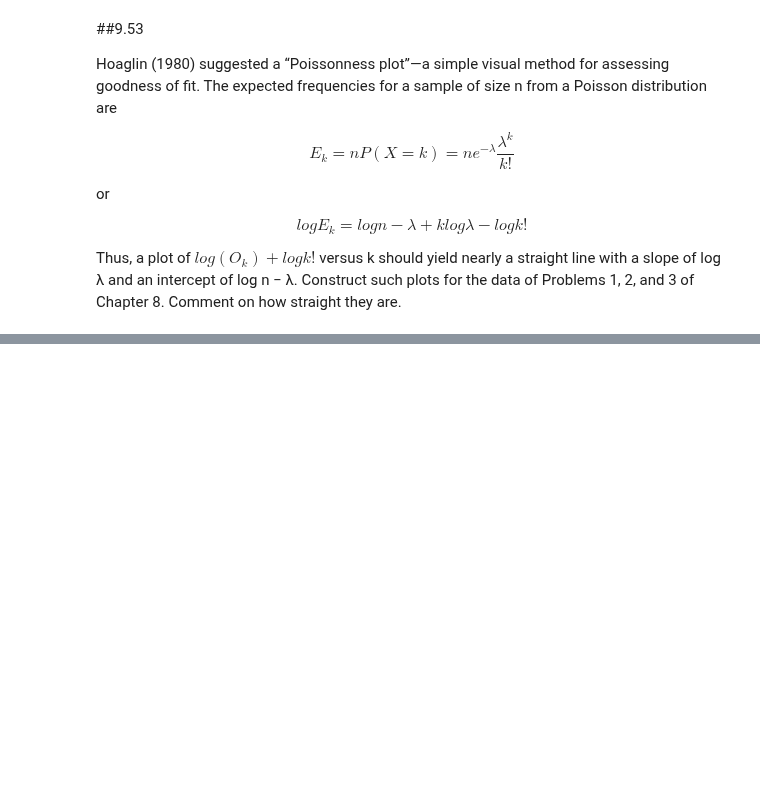
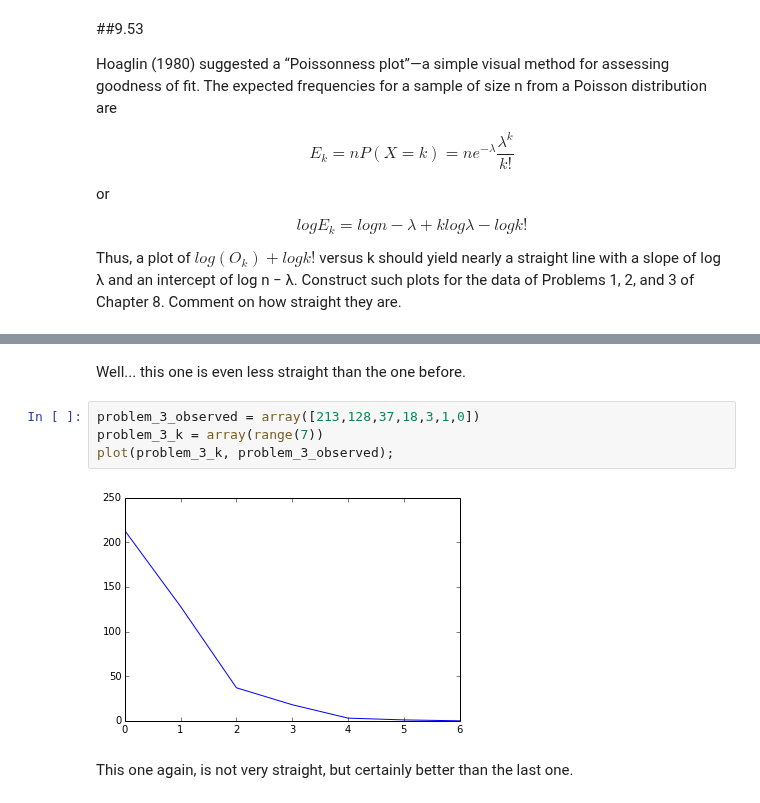
Before and after one commit to Chuphay/school, a Jupyter notebook: mStat2/Homework 3.ipynb, the cells around one changed output, grey strips where cells are left out. Saved outputs shown, nothing was run; the diff lists cells and outputs as text; blank space fills up the shorter version.

```diff
--- a/mStat2/Homework 3.ipynb
+++ b/mStat2/Homework 3.ipynb
@@ -201,0 +258,10 @@ of Problems 1, 2, and 3 of Chapter 8. Comment on how straight they are.
+# %% [markdown]
+Well... this one is even less straight than the one before.
+# %%
+problem_3_observed = array([213,128,37,18,3,1,0])
+problem_3_k = array(range(7))
+plot(problem_3_k, problem_3_observed);
+# %% [output]
+[figure, added]
+# %% [markdown]
+This one again, is not very straight, but certainly better than the last one.
```
Also changed, not shown: parts of 10 cells of this notebook.
